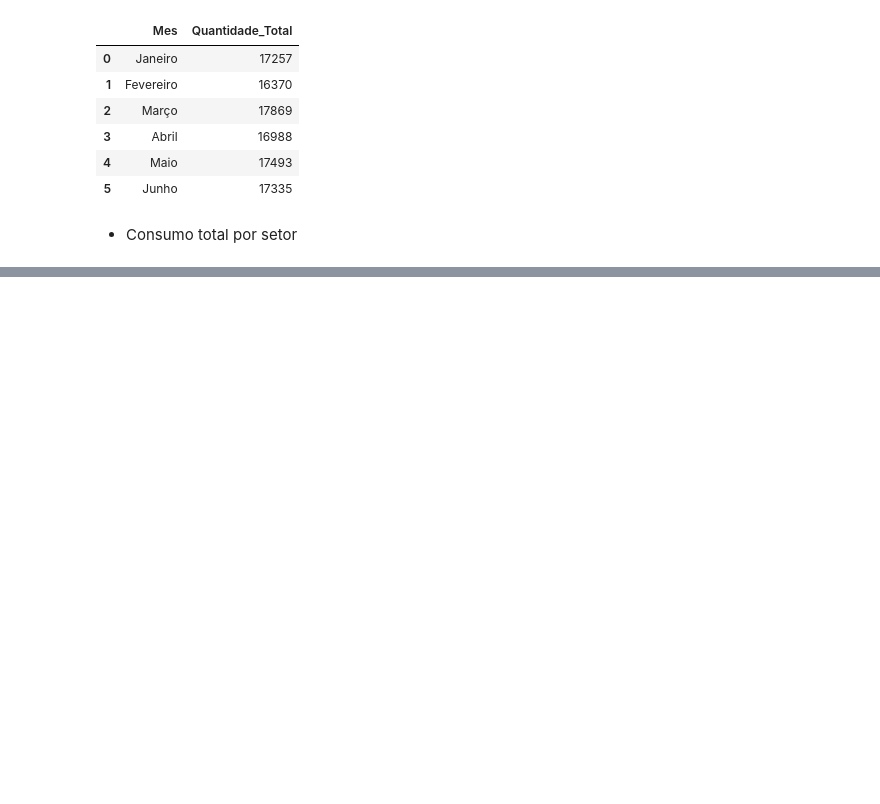
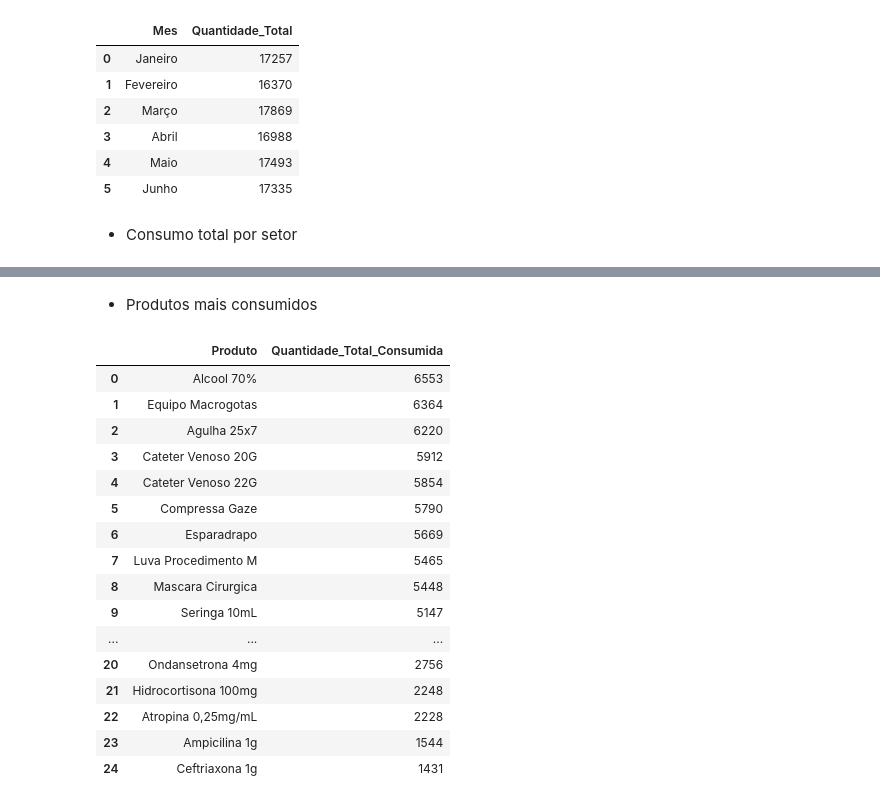
Before and after one commit to AdrianAlves-Nct/analise-estoque-hospitalar, a Jupyter notebook: notebooks/analise_consumo_mensal.ipynb, the cells around one changed output, grey strips where cells are left out. Cells and saved outputs as stored; diff of their text form; code cells hidden in the pictures; blank space fills up the shorter version.

```diff
--- a/notebooks/analise_consumo_mensal.ipynb
+++ b/notebooks/analise_consumo_mensal.ipynb
@@ -176,0 +275,25 @@ display(df_consumo_total_mes)
+# %% [markdown]
+- Produtos mais consumidos
+# %%
+df_consumo_total_produto = df_consumo_mensal.groupby("Produto").agg(
+    Quantidade_Total_Consumida=("Quantidade_Consumida", "sum")
+).sort_values(by="Quantidade_Total_Consumida", ascending=False).reset_index()
+display(df_consumo_total_produto)
+# %% [output]
+|  | Produto | Quantidade_Total_Consumida |
+| 0 | Alcool 70% | 6553 |
+| 1 | Equipo Macrogotas | 6364 |
+| 2 | Agulha 25x7 | 6220 |
+| 3 | Cateter Venoso 20G | 5912 |
+| 4 | Cateter Venoso 22G | 5854 |
+| 5 | Compressa Gaze | 5790 |
+| 6 | Esparadrapo | 5669 |
+| 7 | Luva Procedimento M | 5465 |
+| 8 | Mascara Cirurgica | 5448 |
+| 9 | Seringa 10mL | 5147 |
+| ... | ... | ... |
+| 20 | Ondansetrona 4mg | 2756 |
+| 21 | Hidrocortisona 100mg | 2248 |
+| 22 | Atropina 0,25mg/mL | 2228 |
+| 23 | Ampicilina 1g | 1544 |
+| 24 | Ceftriaxona 1g | 1431 |
```
Also changed, not shown: parts of 11 cells of this notebook.
